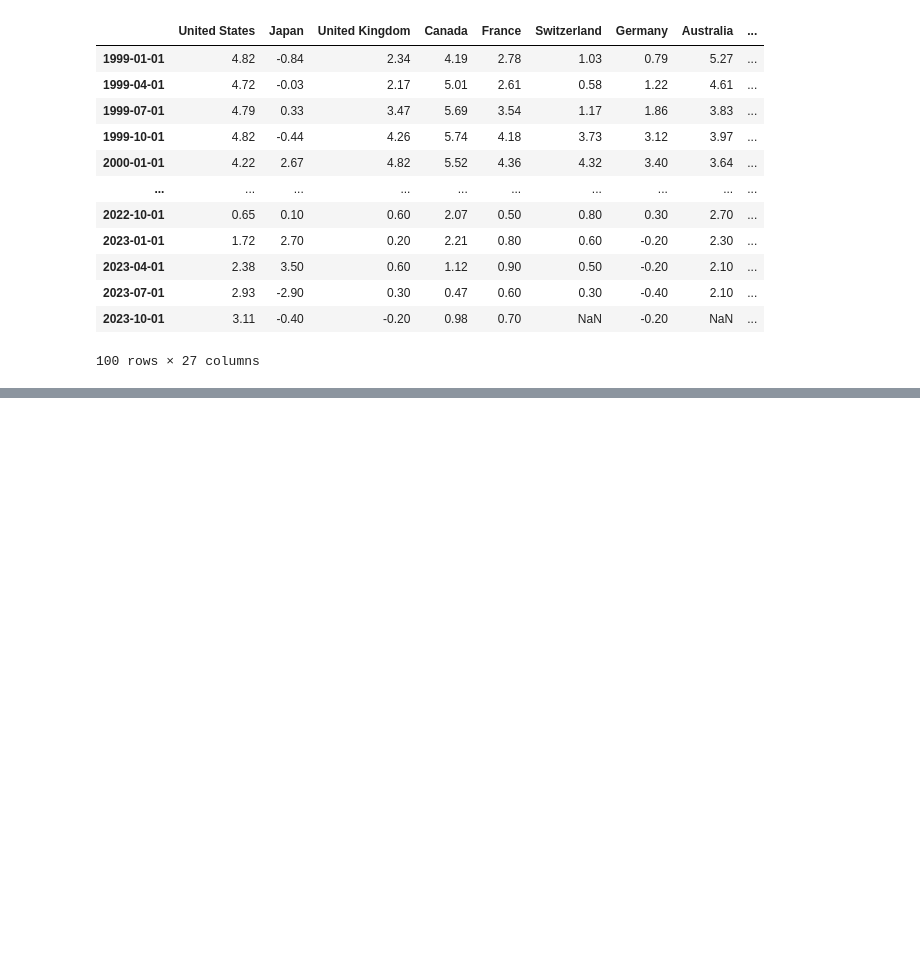
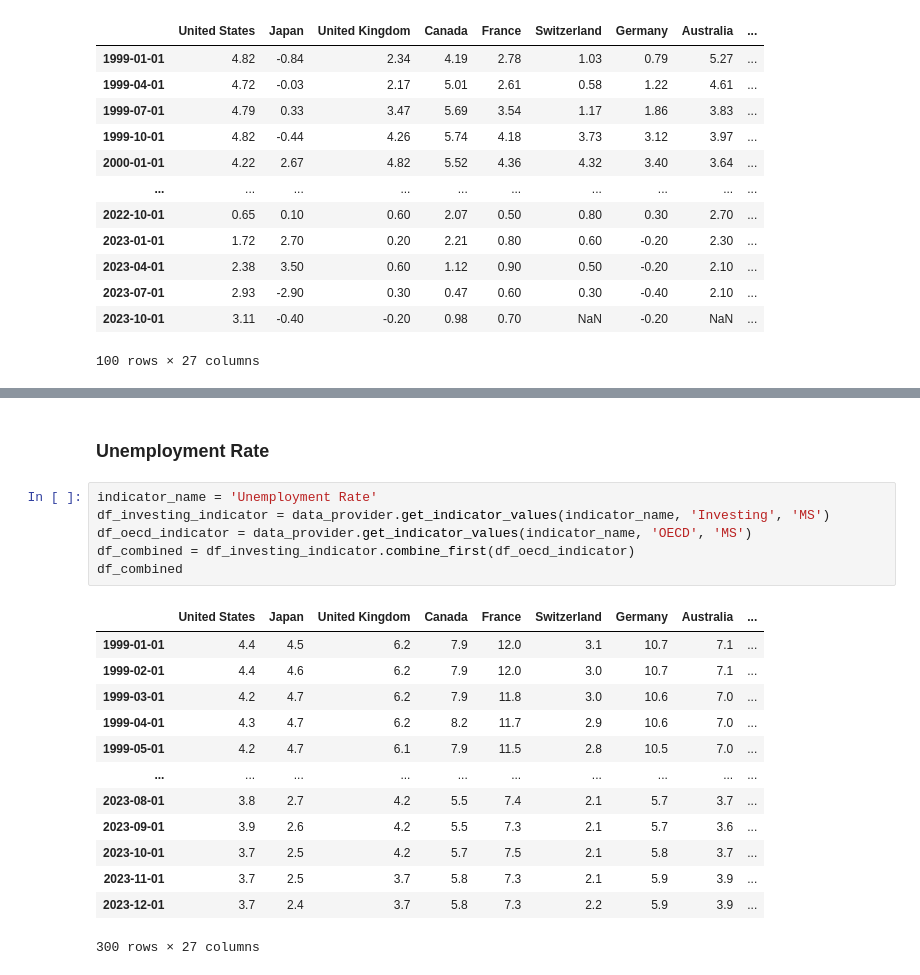
Before and after one commit to lharazin/TFM, a Jupyter notebook: Algorithm/data/prepare_indicators.ipynb, the cells around one changed output, grey strips where cells are left out. Saved outputs shown, nothing was run; the diff lists cells and outputs as text; blank space fills up the shorter version.

```diff
--- a/Algorithm/data/prepare_indicators.ipynb
+++ b/Algorithm/data/prepare_indicators.ipynb
@@ -125,0 +133,22 @@ dtype: int64
+# %% [markdown]
+### Unemployment Rate
+# %%
+indicator_name = 'Unemployment Rate'
+df_investing_indicator = data_provider.get_indicator_values(indicator_name, 'Investing', 'MS')
+df_oecd_indicator = data_provider.get_indicator_values(indicator_name, 'OECD', 'MS')
+df_combined = df_investing_indicator.combine_first(df_oecd_indicator)
+df_combined
+# %% [output]
+|  | United States | Japan | United Kingdom | Canada | France | Switzerland | Germany | Australia | ... |
+| 1999-01-01 | 4.4 | 4.5 | 6.2 | 7.9 | 12.0 | 3.1 | 10.7 | 7.1 | ... |
+| 1999-02-01 | 4.4 | 4.6 | 6.2 | 7.9 | 12.0 | 3.0 | 10.7 | 7.1 | ... |
+| 1999-03-01 | 4.2 | 4.7 | 6.2 | 7.9 | 11.8 | 3.0 | 10.6 | 7.0 | ... |
+| 1999-04-01 | 4.3 | 4.7 | 6.2 | 8.2 | 11.7 | 2.9 | 10.6 | 7.0 | ... |
+| 1999-05-01 | 4.2 | 4.7 | 6.1 | 7.9 | 11.5 | 2.8 | 10.5 | 7.0 | ... |
+| ... | ... | ... | ... | ... | ... | ... | ... | ... | ... |
+| 2023-08-01 | 3.8 | 2.7 | 4.2 | 5.5 | 7.4 | 2.1 | 5.7 | 3.7 | ... |
+| 2023-09-01 | 3.9 | 2.6 | 4.2 | 5.5 | 7.3 | 2.1 | 5.7 | 3.6 | ... |
+| 2023-10-01 | 3.7 | 2.5 | 4.2 | 5.7 | 7.5 | 2.1 | 5.8 | 3.7 | ... |
+| 2023-11-01 | 3.7 | 2.5 | 3.7 | 5.8 | 7.3 | 2.1 | 5.9 | 3.9 | ... |
+| 2023-12-01 | 3.7 | 2.4 | 3.7 | 5.8 | 7.3 | 2.2 | 5.9 | 3.9 | ... |
+300 rows × 27 columns
```
Also changed, not shown: parts of 49 cells of this notebook, 2 other files.
